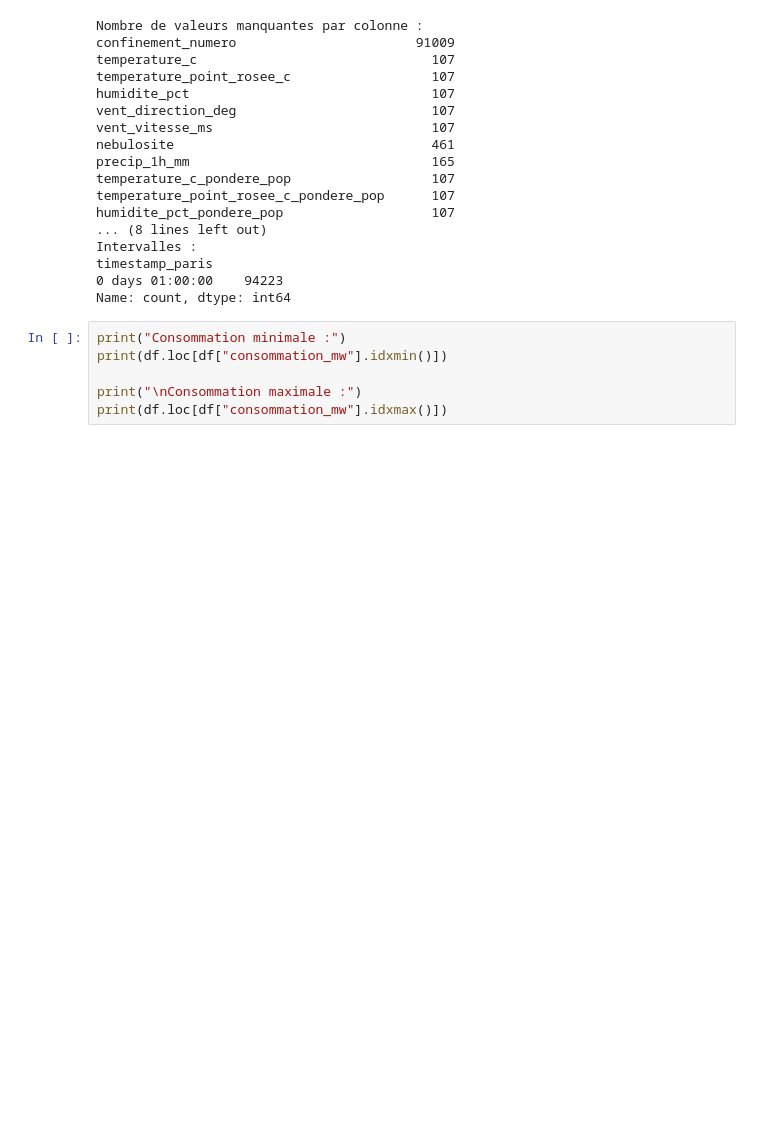
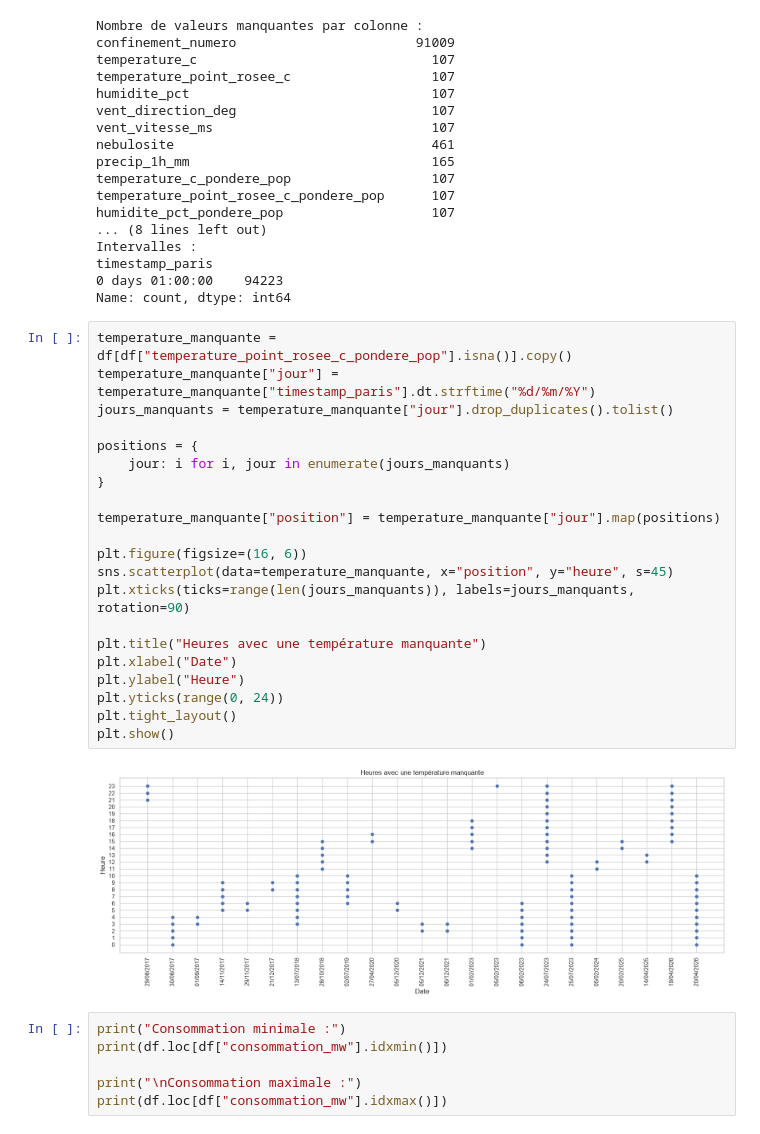
Before and after one commit to LeStolz/ConsommationElectrique, a Jupyter notebook: notebooks/01_exploration_donnees.ipynb, the cells around one changed output. Drawn from its saved outputs; the diff is of its cells as text; blank space fills up the shorter version.

```diff
--- a/notebooks/01_exploration_donnees.ipynb
+++ b/notebooks/01_exploration_donnees.ipynb
@@ -101,6 +115,29 @@ Intervalles :
 timestamp_paris
 0 days 01:00:00    94223
 Name: count, dtype: int64
+# %%
+temperature_manquante = df[df["temperature_point_rosee_c_pondere_pop"].isna()].copy()
+temperature_manquante["jour"] = temperature_manquante["timestamp_paris"].dt.strftime("%d/%m/%Y")
+jours_manquants = temperature_manquante["jour"].drop_duplicates().tolist()
+
+positions = {
+    jour: i for i, jour in enumerate(jours_manquants)
+}
+
+temperature_manquante["position"] = temperature_manquante["jour"].map(positions)
+
+plt.figure(figsize=(16, 6))
+sns.scatterplot(data=temperature_manquante, x="position", y="heure", s=45)
+plt.xticks(ticks=range(len(jours_manquants)), labels=jours_manquants, rotation=90)
+
+plt.title("Heures avec une température manquante")
+plt.xlabel("Date")
+plt.ylabel("Heure")
+plt.yticks(range(0, 24))
+plt.tight_layout()
+plt.show()
+# %% [output]
+[figure, added]
 # %%
 print("Consommation minimale :")
 print(df.loc[df["consommation_mw"].idxmin()])
```
Also changed, not shown: parts of 1 cell of this notebook, 3 other files.
